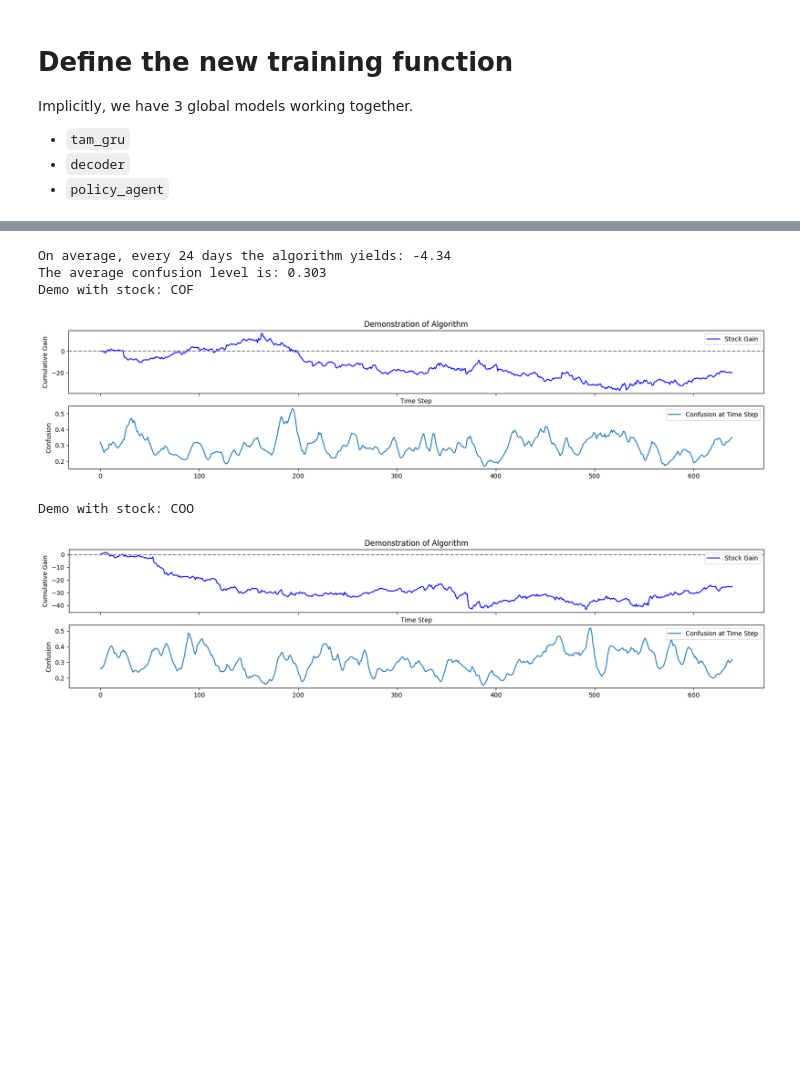
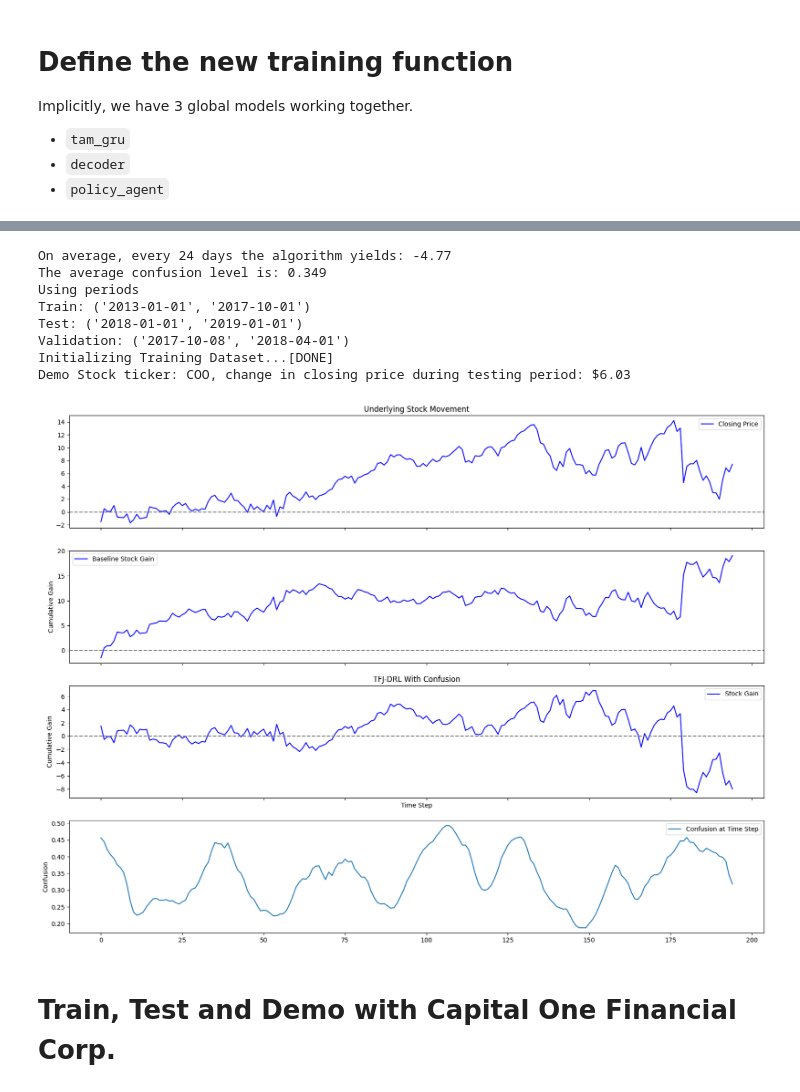
Before and after one commit to JackBosco/TFJ-DRL-update1, a Jupyter notebook: notebooks/confusion_adhoc.ipynb, the cells around one changed output, grey strips where cells are left out. Cells and saved outputs as stored; diff of their text form; code cells hidden in the pictures; blank space fills up the shorter version.

Commit message:
have with confusion vs without tests

```diff
--- a/notebooks/confusion_adhoc.ipynb
+++ b/notebooks/confusion_adhoc.ipynb
@@ -36,7 +36,7 @@ if torch.cuda.is_available():
 else:
     DEVICE = torch.device('cpu')
 
-NAME = "confusion_adhoc"
+NAME = "conf_adhoc_"
 ENV_SIZE = 128
 DEVICE
 # %% [output]
@@ -394,7 +370,7 @@ def train(train_iter, eval_iter, net, optimizer1, optimizer2, device, num_epoch,
     ax_right.legend()
     return loss_data
 # %%
-def test(net, conf_net, test_iter, device, epoch, name):
+def test(net, test_iter, device, epoch, name):
     net.eval()
     net.load_state_dict(torch.load(os.path.join('./model_weights', f'{name}-epoch-{epoch}.pth')))
     net.to(device)
@@ -454,9 +452,18 @@ Val: ['AMD', 'ABBV', 'CCL'], Test: ['COO', 'COF'], Train: {'AMG', 'FE', 'PPL', '
 # %%
-#Training in action
+from backend.baseline_functions import train as train_, demo as demo_
+# Get Iterators
+train_iter, val_iter, test_iter = DataIterGen_V2(0, stockList1, demo=False)
+# Training for COO
 os.makedirs('./model_weights', exist_ok=True)
-net=combined
-MAX_EPOCH = 14
-optim1 = optim.Adam(net.parameters(),       lr=0.00006, weight_decay=0.02, eps=1e-5)
-optim2 = optim.Adam(net.conf_net.parameters(),   lr=0.001, weight_decay=0.01)
-loss=train(train_iter, val_iter, net=combined, optimizer1=optim1, optimizer2=optim2, device=DEVICE, num_epoch=MAX_EPOCH, name=NAME)
+TFJDRLconf_COO = full_monty(device=DEVICE, env_size=ENV_SIZE)
+MAX_EPOCH = 75
+optim1 = optim.Adam(TFJDRLconf_COO.parameters(),            lr=0.0001, weight_decay=0.01)
+optim2 = optim.Adam(TFJDRLconf_COO.conf_net.parameters(),   lr=0.001, weight_decay=0.01)
+loss=train(train_iter, val_iter, net=TFJDRLconf_COO,
+           optimizer1=optim1, optimizer2=optim2, device=DEVICE, num_epoch=MAX_EPOCH,
+           name=NAME+'COO')
+# baseline model for comparison
+TFJDRLbase_COO = rlPolicy(device=DEVICE, env_size=ENV_SIZE)
+optim3 = optim.Adam(TFJDRLbase_COO.parameters(), lr=0.001, weight_decay=0.01)
+loss2=train_(TFJDRLbase_COO, train_iter, val_iter, optim3, DEVICE, MAX_EPOCH, name='TFJDRLbase_COO')
 # %% [output]
@@ -470,19 +495,20 @@ display(Image(filename='training_progress.gif'))
 # %%
-avgReturn, avgConf=test(net=combined, conf_net=decoder, test_iter=test_iter, device=DEVICE, epoch=MAX_EPOCH, name=NAME)
+avgReturn, avgConf=test(net=TFJDRLconf_COO, test_iter=test_iter, device=DEVICE, epoch=MAX_EPOCH, name=NAME+'COO')
 print(f'On average, every 24 days the algorithm yields: {avgReturn:.2f}' )
 print(f'The average confusion level is: {avgConf:.3f}')
-demo_iter=DataIterGen([1],[], stockList1,full_list, demo=True)
-demo(net=combined, conf_net=decoder, demo_iter=demo_iter, device=DEVICE, epoch=MAX_EPOCH , name=NAME)
+demo_iter = DataIterGen_V2(0, stockList1, demo=True)
+test_result, conf, stock_change = demo(net=TFJDRLconf_COO, demo_iter=demo_iter, device=DEVICE, epoch=MAX_EPOCH , name=NAME+'COO')
+baseReturn = demo_(net=TFJDRLbase_COO, demo_iter=demo_iter, device=DEVICE, epoch=MAX_EPOCH, name='TFJDRLbase_COO')
+show_demo(result=test_result, stock_change=stock_change, baseline=baseReturn, conf_list=conf)
 # %% [output]
-On average, every 24 days the algorithm yields: -4.34
-The average confusion level is: 0.303
-Demo with stock: COF
+On average, every 24 days the algorithm yields: -4.77
+The average confusion level is: 0.349
+Using periods
+Train: ('2013-01-01', '2017-10-01')
+Test: ('2018-01-01', '2019-01-01')
+Validation: ('2017-10-08', '2018-04-01')
+Initializing Training Dataset...[DONE]
+Demo Stock ticker: COO, change in closing price during testing period: $6.03
-[figure, old version]
+[figure, new version]
-# %%
-# avgReturn=test(net, test_iter, device, 4, NAME)
-# print(f'On average, every 24 days the algorithm yields:{avgReturn}' )
-demo_iter=DataIterGen([0], [], stockList1,full_list, demo=True)
-demo(net=combined, conf_net=decoder, demo_iter=demo_iter , device=DEVICE, epoch=MAX_EPOCH, name=NAME)
-# %% [output]
-Demo with stock: COO
-[figure, removed]
+# %% [markdown]
+# Train, Test and Demo with Capital One Financial Corp.
```
Also changed, not shown: parts of 12 cells of this notebook, 3 other files.
